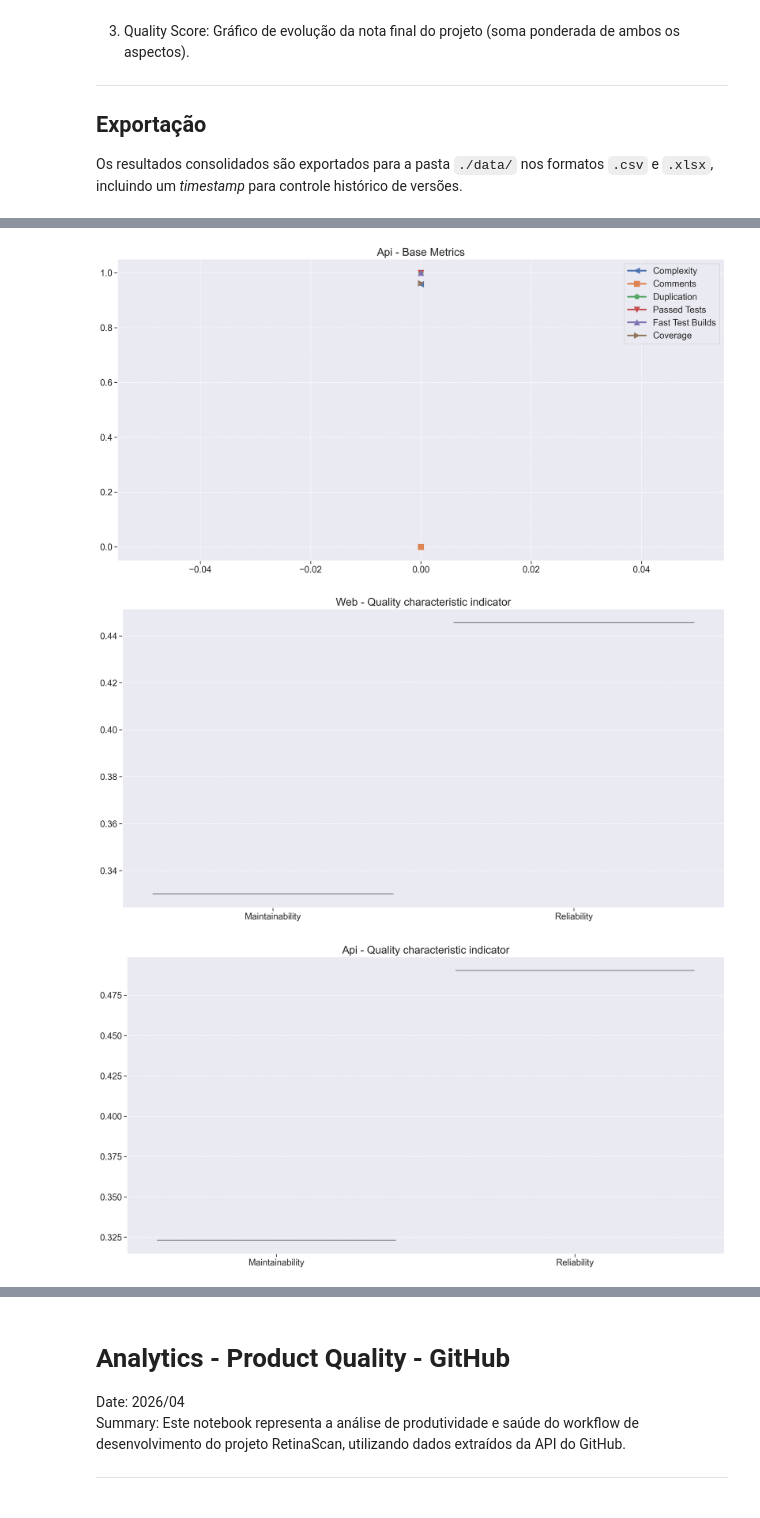
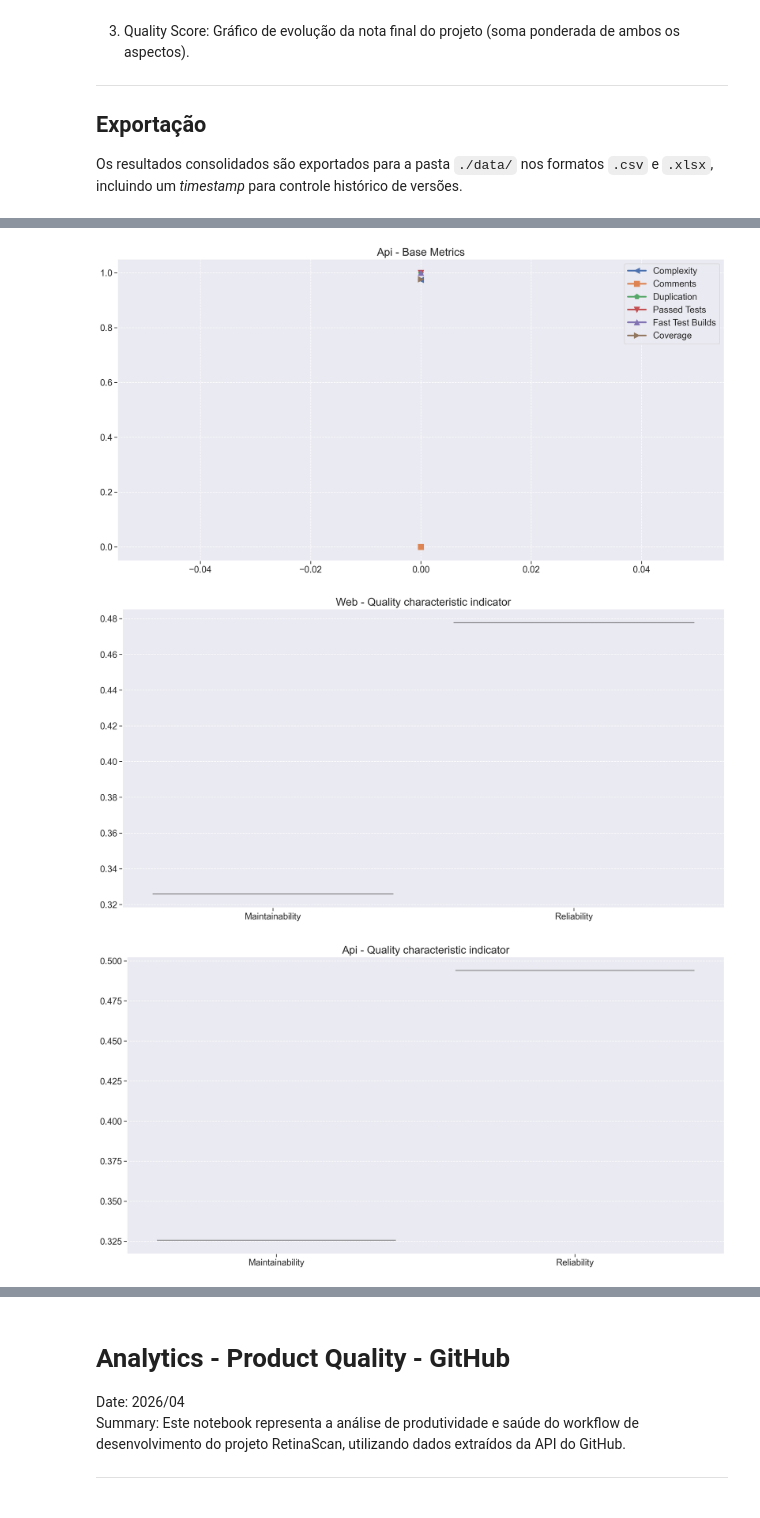
Before and after one commit to fga-eps-mds/2026-1-RetinaScan-Doc, a Jupyter notebook: analytics/dashboard.ipynb, the cells around one changed output, grey strips where cells are left out. Cells and saved outputs as stored; diff of their text form; code cells hidden in the pictures.

```diff
--- a/analytics/dashboard.ipynb
+++ b/analytics/dashboard.ipynb
@@ -104,7 +104,7 @@ repos_language = {
     'Api': 'ts',
 }
 
-sonar_files = glob('./raw-data/fga-eps-mds-*.json')
+sonar_files = glob('../analytics-raw-data/fga-eps-mds-*.json')
 
 metric_list = ['files', 'functions', 'complexity', 'comment_lines_density',
                'duplicated_lines_density', 'coverage', 'ncloc', 'tests',
@@ -311,3 +311,3 @@ if metrics:
 [figure]
-[figure, old version]
+[figure, new version]
-[figure, old version]
+[figure, new version]
```
Also changed, not shown: parts of 3 cells of this notebook, 28 other files.
